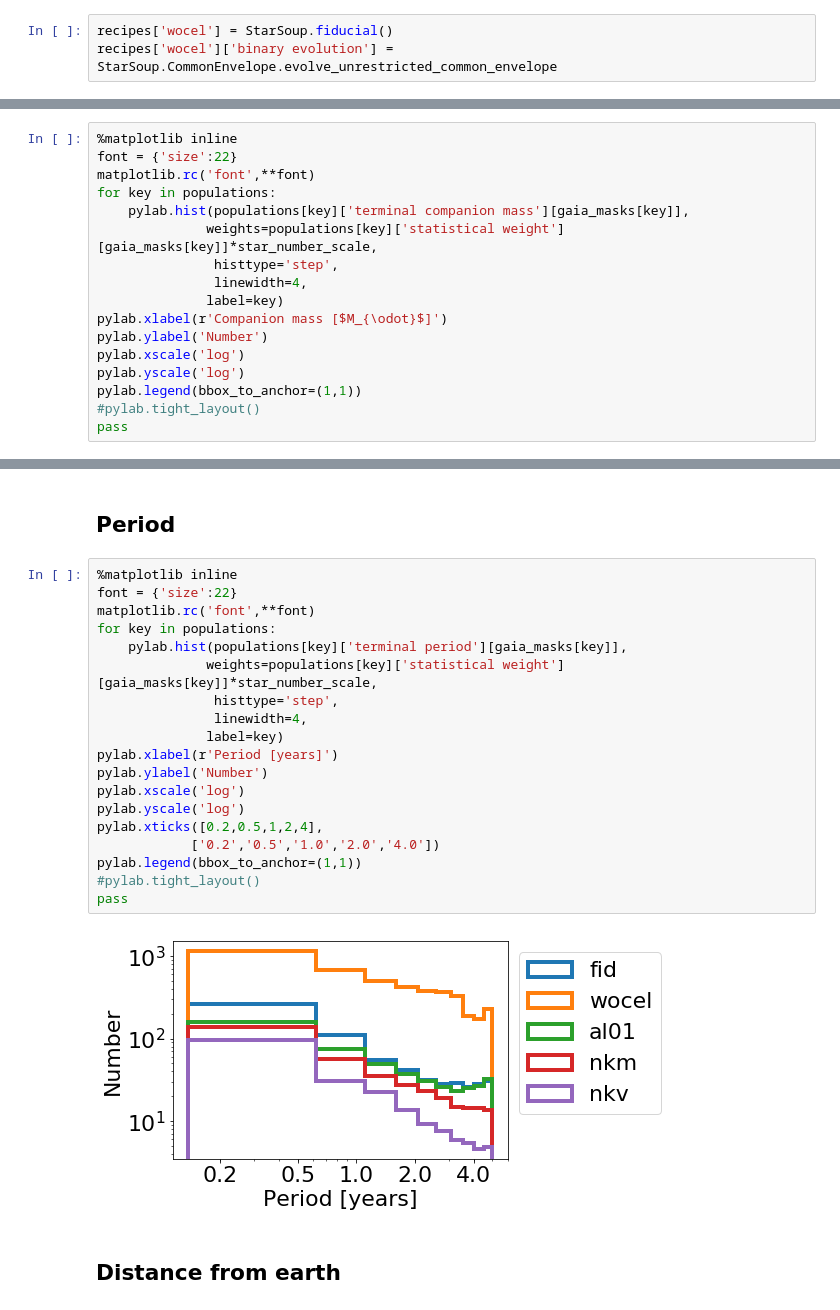
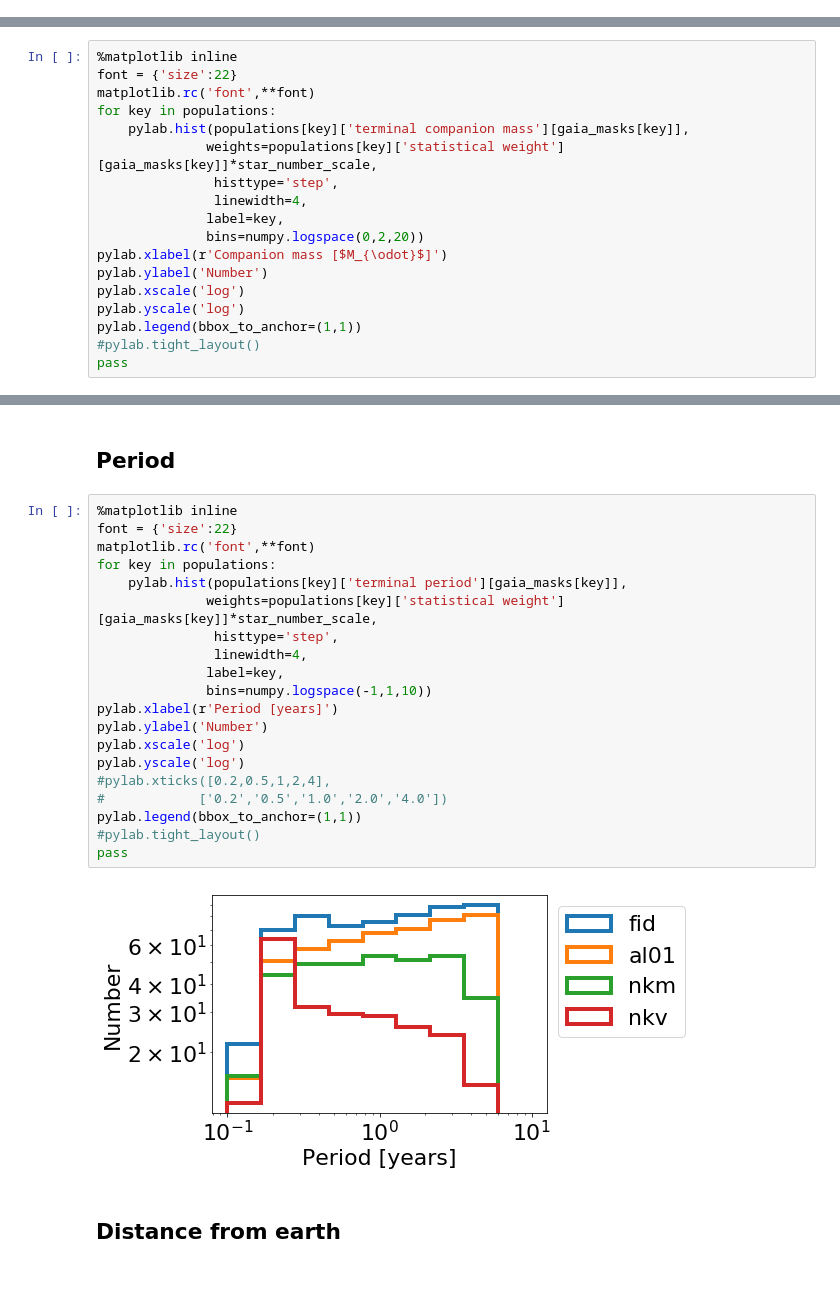
Before and after one commit to bolverk/gaia_black_hole_binaries, a Jupyter notebook: stellar_binary_monte_carlo_mk2.ipynb, the cells around one changed output, grey strips where cells are left out. Cells and saved outputs as stored; diff of their text form; blank space fills up the shorter version.

```diff
--- a/stellar_binary_monte_carlo_mk2.ipynb
+++ b/stellar_binary_monte_carlo_mk2.ipynb
@@ -19,6 +17,3 @@ Without limit on common envelope phase
-# %%
-recipes['wocel'] = StarSoup.fiducial()
-recipes['wocel']['binary evolution'] = StarSoup.CommonEnvelope.evolve_unrestricted_common_envelope
 # %% [markdown]
 Lower common envelope $\alpha \lambda$
 # %%
@@ -102,7 +95,8 @@ for key in populations:
               weights=populations[key]['statistical weight'][gaia_masks[key]]*star_number_scale,
                histtype='step',
                linewidth=4,
-              label=key)
+              label=key,
+              bins=numpy.logspace(0,2,20))
 pylab.xlabel(r'Companion mass [$M_{\odot}$]')
 pylab.ylabel('Number')
 pylab.xscale('log')
@@ -117,24 +111,25 @@ pass
 # %%
 %matplotlib inline
 font = {'size':22}
 matplotlib.rc('font',**font)
 for key in populations:
     pylab.hist(populations[key]['terminal period'][gaia_masks[key]],
               weights=populations[key]['statistical weight'][gaia_masks[key]]*star_number_scale,
                histtype='step',
                linewidth=4,
-              label=key)
+              label=key,
+              bins=numpy.logspace(-1,1,10))
 pylab.xlabel(r'Period [years]')
 pylab.ylabel('Number')
 pylab.xscale('log')
 pylab.yscale('log')
-pylab.xticks([0.2,0.5,1,2,4],
-            ['0.2','0.5','1.0','2.0','4.0'])
+#pylab.xticks([0.2,0.5,1,2,4],
+#            ['0.2','0.5','1.0','2.0','4.0'])
 pylab.legend(bbox_to_anchor=(1,1))
 #pylab.tight_layout()
 pass
 # %% [output]
-[figure, old version]
+[figure, new version]
 # %% [markdown]
 ## Distance from earth
 # %%
```
Also changed, not shown: parts of 9 cells of this notebook, 1 other file.
